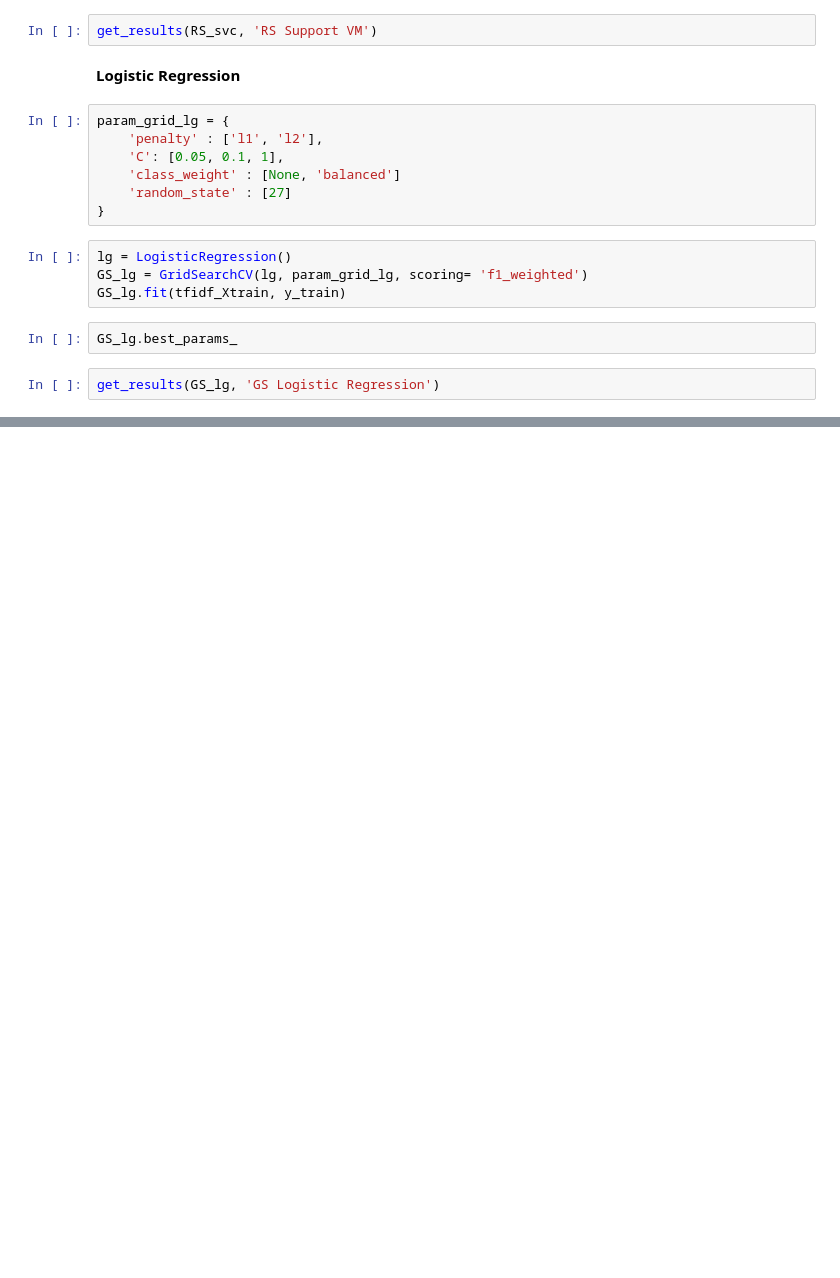
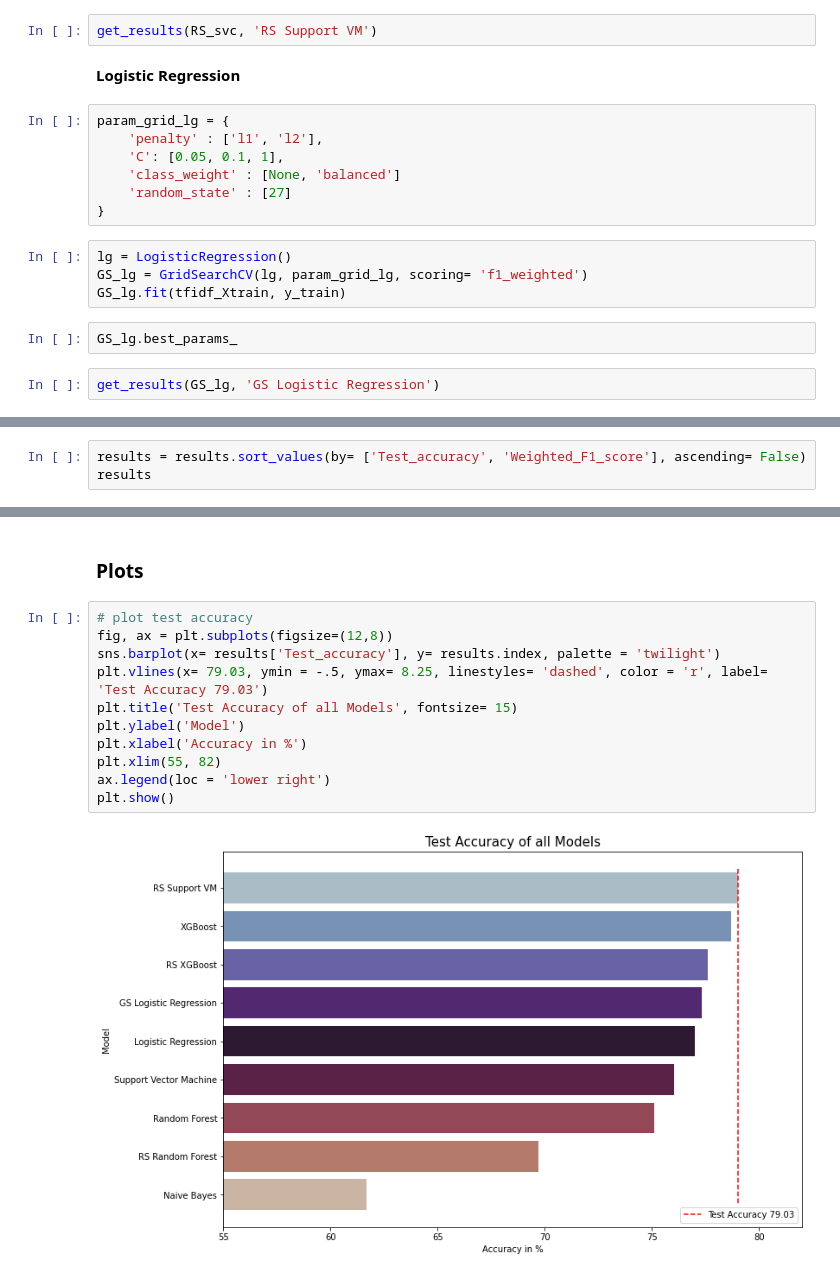
Before and after one commit to cassnutt/worldwide_covid19_vaccines, a Jupyter notebook: Twitter Sentiment Analysis.ipynb, the cells around one changed output, grey strips where cells are left out. Cells and saved outputs as stored; diff of their text form; blank space fills up the shorter version.

```diff
--- a/Twitter Sentiment Analysis.ipynb
+++ b/Twitter Sentiment Analysis.ipynb
@@ -728,0 +731,3 @@ get_results(GS_lg, 'GS Logistic Regression')
+# %%
+results = results.sort_values(by= ['Test_accuracy', 'Weighted_F1_score'], ascending= False)
+results
@@ -728,0 +745,15 @@ get_results(GS_lg, 'GS Logistic Regression')
+# %% [markdown]
+### Plots
+# %%
+# plot test accuracy
+fig, ax = plt.subplots(figsize=(12,8))
+sns.barplot(x= results['Test_accuracy'], y= results.index, palette = 'twilight')
+plt.vlines(x= 79.03, ymin = -.5, ymax= 8.25, linestyles= 'dashed', color = 'r', label= 'Test Accuracy 79.03')
+plt.title('Test Accuracy of all Models', fontsize= 15)
+plt.ylabel('Model')
+plt.xlabel('Accuracy in %')
+plt.xlim(55, 82)
+ax.legend(loc = 'lower right')
+plt.show()
+# %% [output]
+[figure, added]
```
Also changed, not shown: parts of 4 cells of this notebook, 1 other file.
